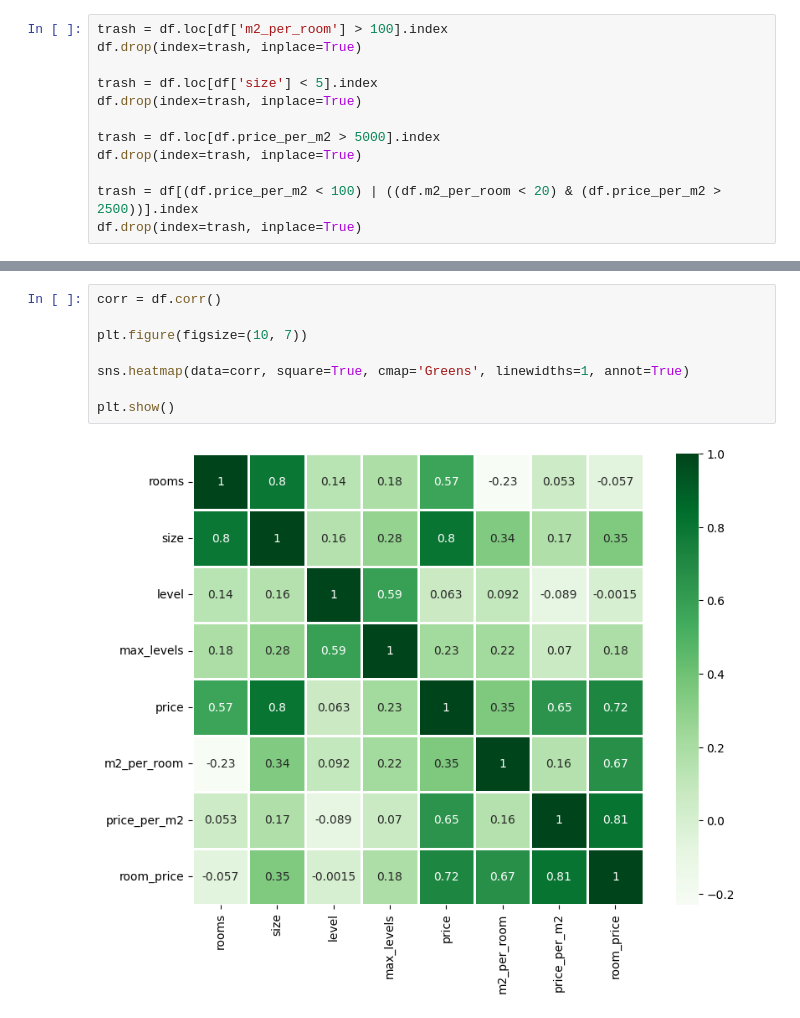
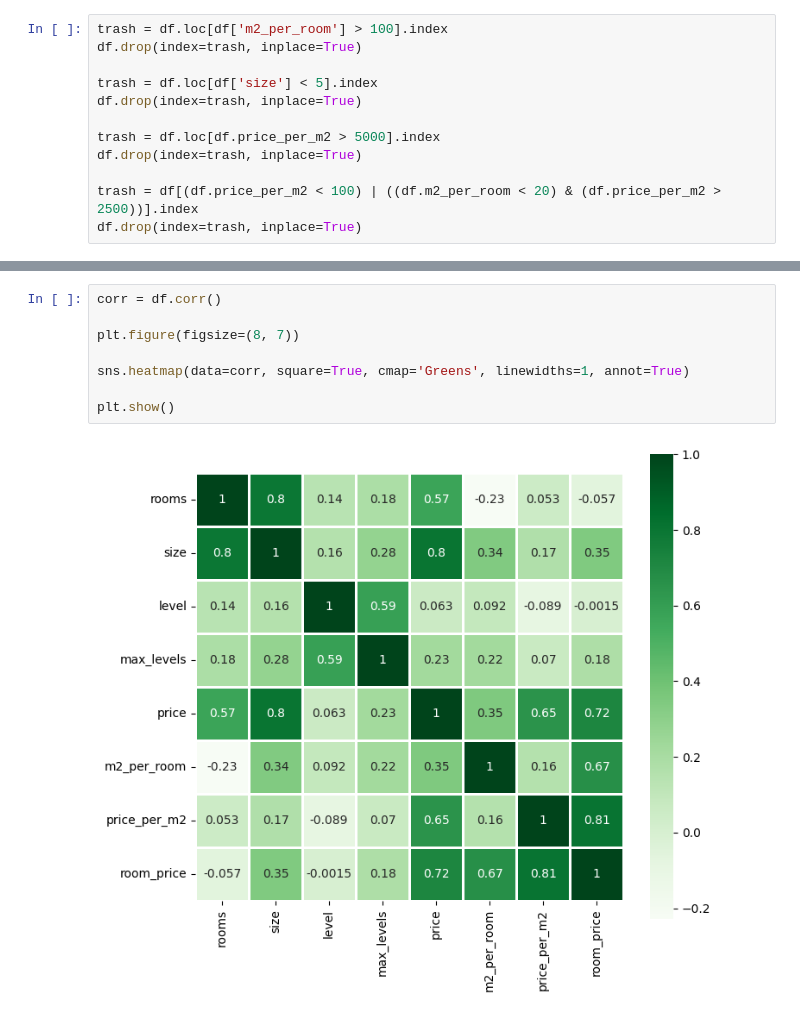
Before and after one commit to usmonaliyev99/ml-tutorials, a Jupyter notebook: 6.ml-steps/6.ipynb, the cells around one changed output, grey strips where cells are left out. Saved outputs shown, nothing was run; the diff lists cells and outputs as text.

```diff
--- a/6.ml-steps/6.ipynb
+++ b/6.ml-steps/6.ipynb
@@ -99,10 +99,10 @@ plt.show()
 # %%
 corr = df.corr()
 
-plt.figure(figsize=(10, 7))
+plt.figure(figsize=(8, 7))
 
 sns.heatmap(data=corr, square=True, cmap='Greens', linewidths=1, annot=True)
 
 plt.show()
 # %% [output]
-[figure, old version]
+[figure, new version]
```
Also changed, not shown: parts of 6 cells of this notebook.
